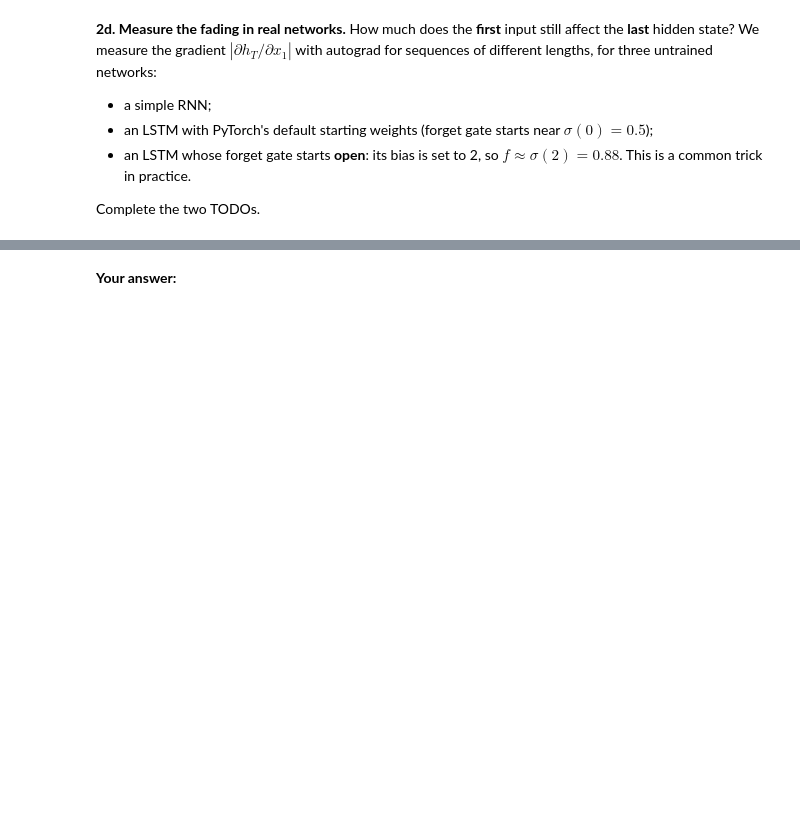
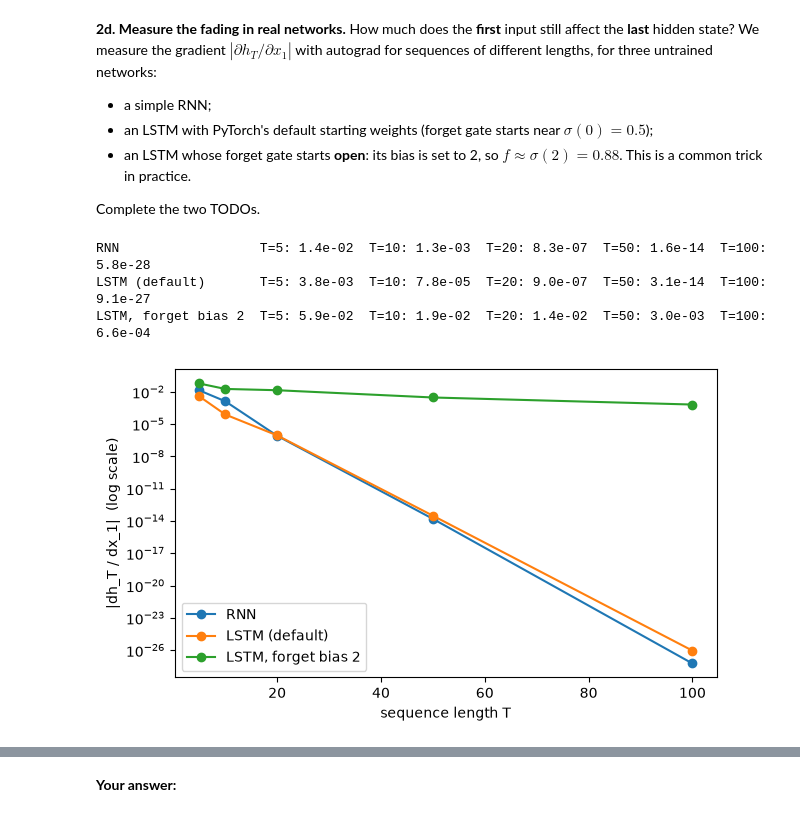
Before and after one commit to nursoulqxw/DL-Fall-26, a Jupyter notebook: week11/CSCI1409_Week10_Homework.ipynb, the cells around one changed output, grey strips where cells are left out. Cells and saved outputs as stored; diff of their text form; code cells hidden in the pictures; blank space fills up the shorter version.

```diff
--- a/week11/CSCI1409_Week10_Homework.ipynb
+++ b/week11/CSCI1409_Week10_Homework.ipynb
@@ -210,35 +217,40 @@ Complete the two TODOs.
 # %%
 H = 16
 
 def make_net(kind):
     if kind == "RNN":
         return nn.RNN(1, H, batch_first=True)
     net = nn.LSTM(1, H, batch_first=True)
     if kind == "LSTM, forget bias 2":
         with torch.no_grad():
-            pass   # TODO: set the forget-gate part of net.bias_ih_l0 to 2.0 (order i, f, g, o: which slice is f?)
+            net.bias_ih_l0[H:2*H] = 2.0    # TODO: set the forget-gate part of net.bias_ih_l0 to 2.0 (order i, f, g, o: which slice is f?)
     return net
 
 def first_input_gradient(net, T):
     x = torch.randn(32, T, 1, requires_grad=True)      # 32 random sequences of length T
     output, _ = net(x)
-    # TODO: backpropagate from output[:, -1].sum() (the last hidden state)
+    output[:, -1].sum().backward() # TODO: backpropagate from output[:, -1].sum() (the last hidden state)
     return x.grad[:, 0].abs().mean().item()            # average |gradient| w.r.t. the FIRST input
 
 lengths = [5, 10, 20, 50, 100]
 plt.figure(figsize=(7, 4))
 for kind in ["RNN", "LSTM (default)", "LSTM, forget bias 2"]:
     grads = []
     for T in lengths:
         torch.manual_seed(0)
         grads.append(first_input_gradient(make_net(kind), T))
     print(f"{kind:20s}", "  ".join(f"T={T}: {g:.1e}" for T, g in zip(lengths, grads)))
     plt.semilogy(lengths, grads, "o-", label=kind)
 plt.xlabel("sequence length T"); plt.ylabel("|dh_T / dx_1|  (log scale)"); plt.legend(); plt.show()
 
 torch.manual_seed(0)
 assert first_input_gradient(make_net("LSTM, forget bias 2"), 50) > 1e-4, "check both TODOs"
 assert first_input_gradient(make_net("RNN"), 50) < 1e-8
+# %% [output]
+RNN                  T=5: 1.4e-02  T=10: 1.3e-03  T=20: 8.3e-07  T=50: 1.6e-14  T=100: 5.8e-28
+LSTM (default)       T=5: 3.8e-03  T=10: 7.8e-05  T=20: 9.0e-07  T=50: 3.1e-14  T=100: 9.1e-27
+LSTM, forget bias 2  T=5: 5.9e-02  T=10: 1.9e-02  T=20: 1.4e-02  T=50: 3.0e-03  T=100: 6.6e-04
+[figure, added]
 # %% [markdown]
 **Questions 2.**
 1. In 2a, which values of $w$ make the influence of $x_1$ **vanish**, and which make it **explode**? Why is either a problem when the network must learn something that depends on an input 50 steps ago?
```
Also changed, not shown: parts of 9 cells of this notebook.
